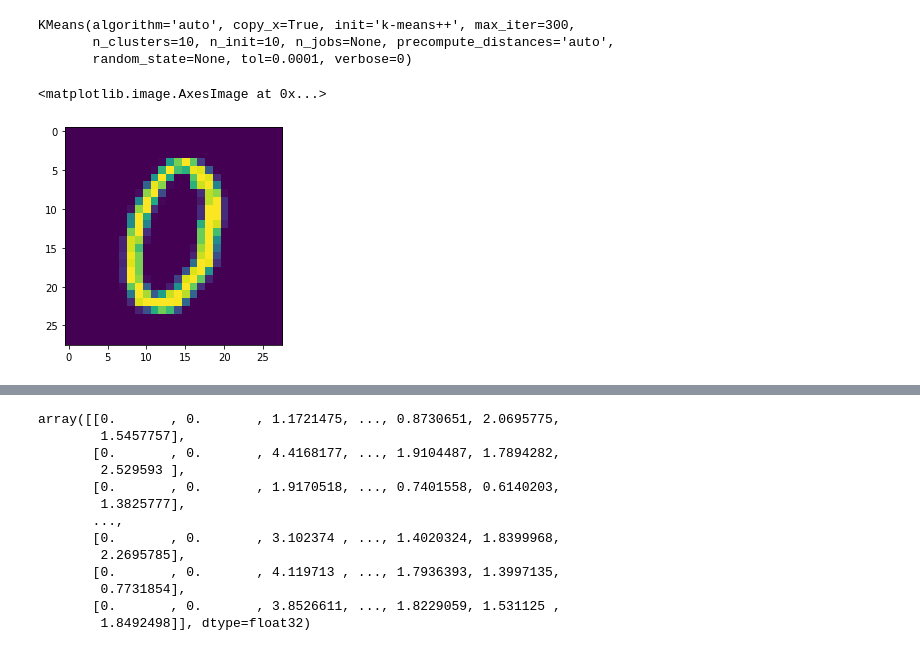
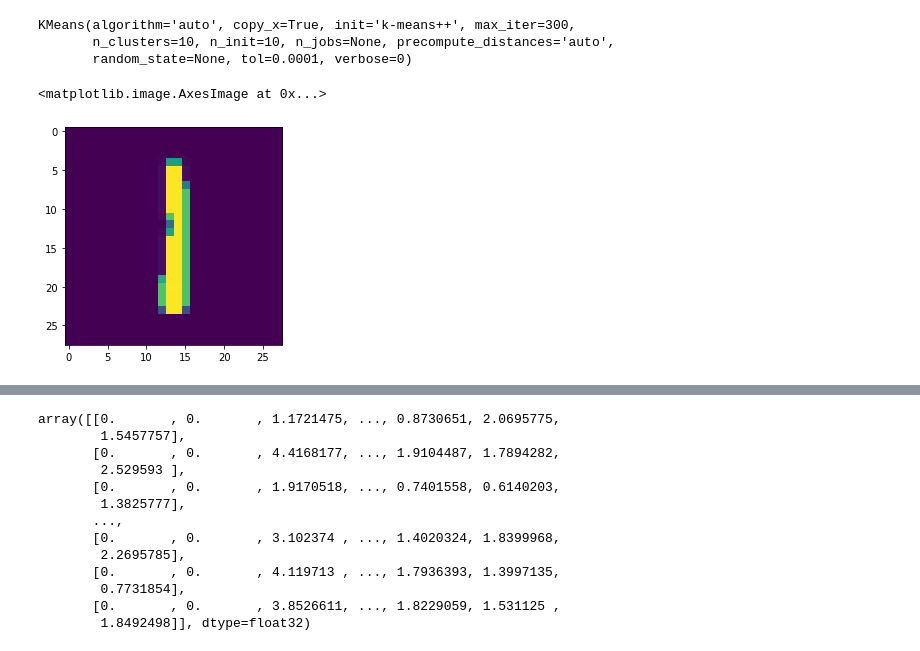
Before and after one commit to angrybayblade/image_search, a Jupyter notebook: Clustering.ipynb, the cells around one changed output, grey strips where cells are left out. Drawn from its saved outputs; the diff is of its cells as text; code cells hidden in the pictures.

```diff
--- a/Clustering.ipynb
+++ b/Clustering.ipynb
@@ -44,13 +44,13 @@ KMeans(algorithm='auto', copy_x=True, init='k-means++', max_iter=300,
 # %%
 clusters = kmeans.predict(encodings)
 # %%
-i = 5
+i = 2
 
 img = images[i:i+1]
 
 plt.imshow(img.reshape(28,28))
 # %% [output]
 <matplotlib.image.AxesImage at 0x...>
-[figure, old version]
+[figure, new version]
 # %%
 encoding = kmeans.predict(encoder(img))
```
Also changed, not shown: parts of 6 cells of this notebook, 10 other files.
